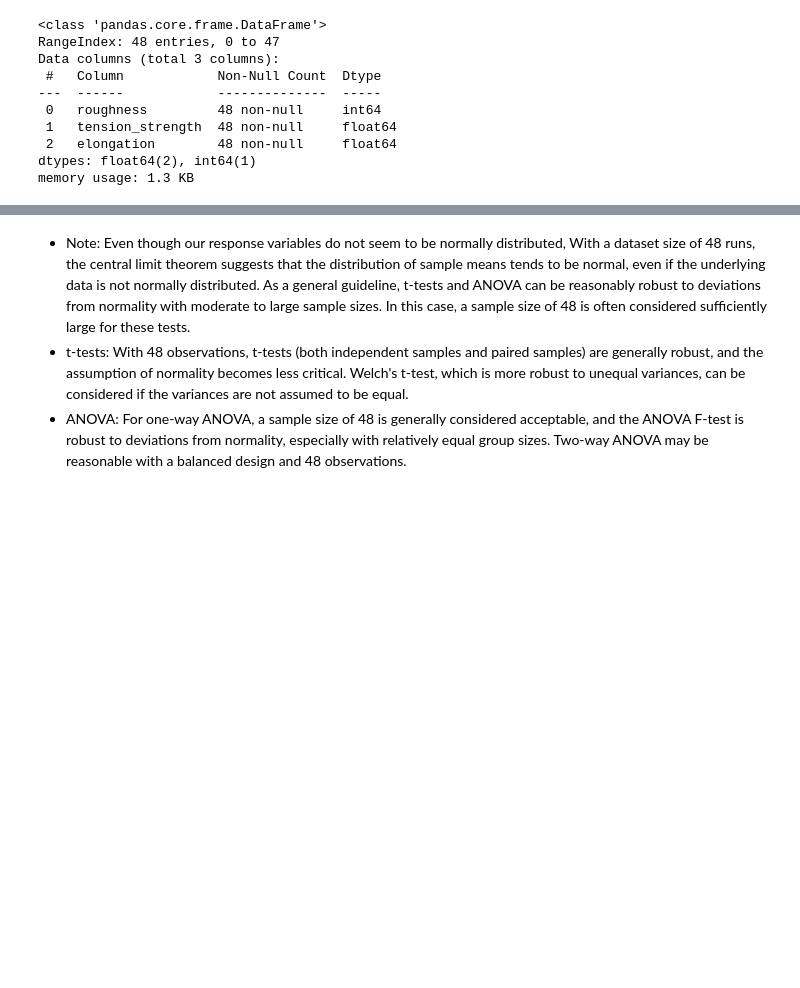
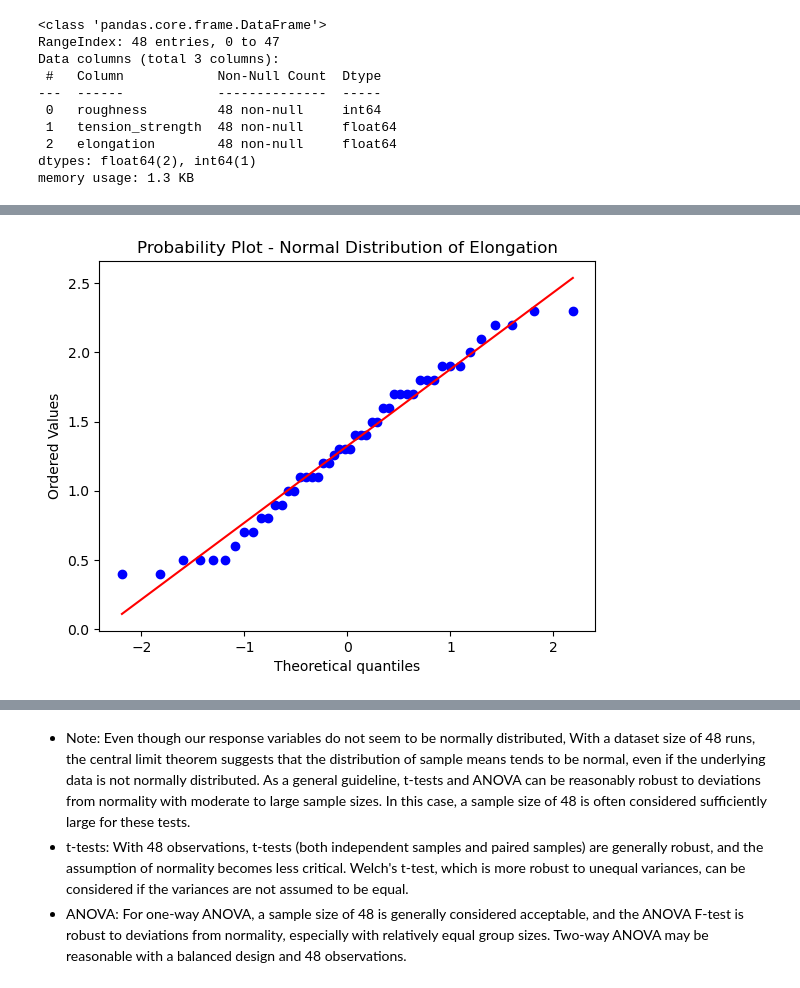
Before and after one commit to tapashreepradhan/semester-project-H02V8a, a Jupyter notebook: project.ipynb, the cells around one changed output, grey strips where cells are left out. Cells and saved outputs as stored; diff of their text form; code cells hidden in the pictures; blank space fills up the shorter version.

```diff
--- a/project.ipynb
+++ b/project.ipynb
@@ -136,0 +133,8 @@ The data for Elongation appears to be normally distributed (p-value=0.1550)
+# %%
+# Create a probability plot for normal distribution
+st.probplot(y_df['elongation'], dist="norm", plot=plt)
+plt.title("Probability Plot - Normal Distribution of Elongation")
+plt.savefig('./distribution-plots/elongation-normal.png')
+plt.show()
+# %% [output]
+[figure, added]
```
Also changed, not shown: parts of 46 cells of this notebook, 21 other files.
